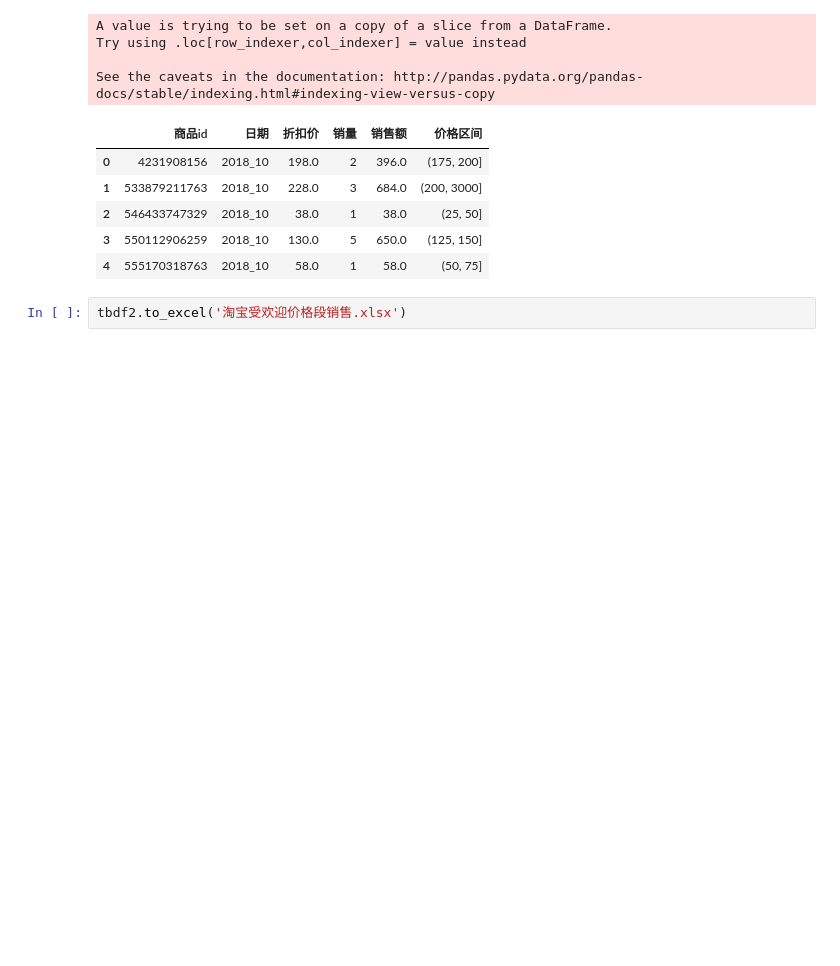
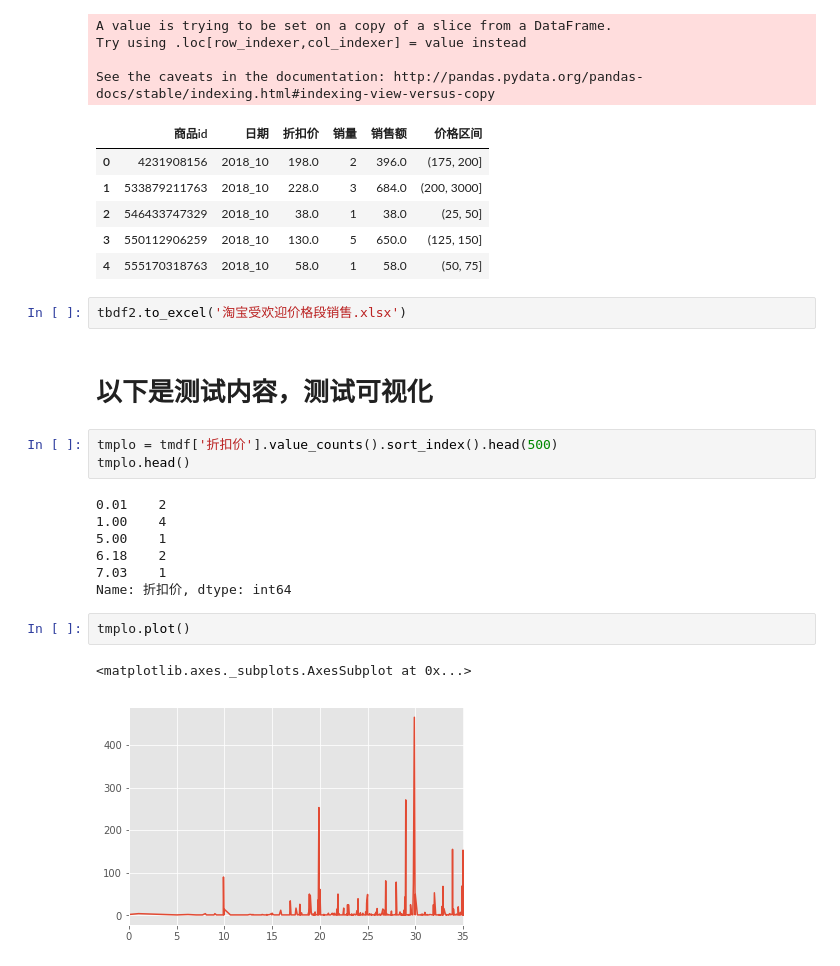
Before and after one commit to NoneFire/Python-, a Jupyter notebook: 防晒类目销售分析/一、销售额及产品分析.ipynb, the cells around one changed output. Drawn from its saved outputs; the diff is of its cells as text; blank space fills up the shorter version.

```diff
--- a/防晒类目销售分析/一、销售额及产品分析.ipynb
+++ b/防晒类目销售分析/一、销售额及产品分析.ipynb
@@ -868,3 +940,20 @@ See the caveats in the documentation: http://pandas.pydata.org/pandas-docs/stabl
 | 4 | 555170318763 | 2018_10 | 58.0 | 1 | 58.0 | (50, 75] |
 # %%
 tbdf2.to_excel('淘宝受欢迎价格段销售.xlsx')
+# %% [markdown]
+# 以下是测试内容，测试可视化
+# %%
+tmplo = tmdf['折扣价'].value_counts().sort_index().head(500)
+tmplo.head()
+# %% [output]
+0.01    2
+1.00    4
+5.00    1
+6.18    2
+7.03    1
+Name: 折扣价, dtype: int64
+# %%
+tmplo.plot()
+# %% [output]
+<matplotlib.axes._subplots.AxesSubplot at 0x...>
+[figure, added]
```
Also changed, not shown: parts of 13 cells of this notebook, 2 other files.
